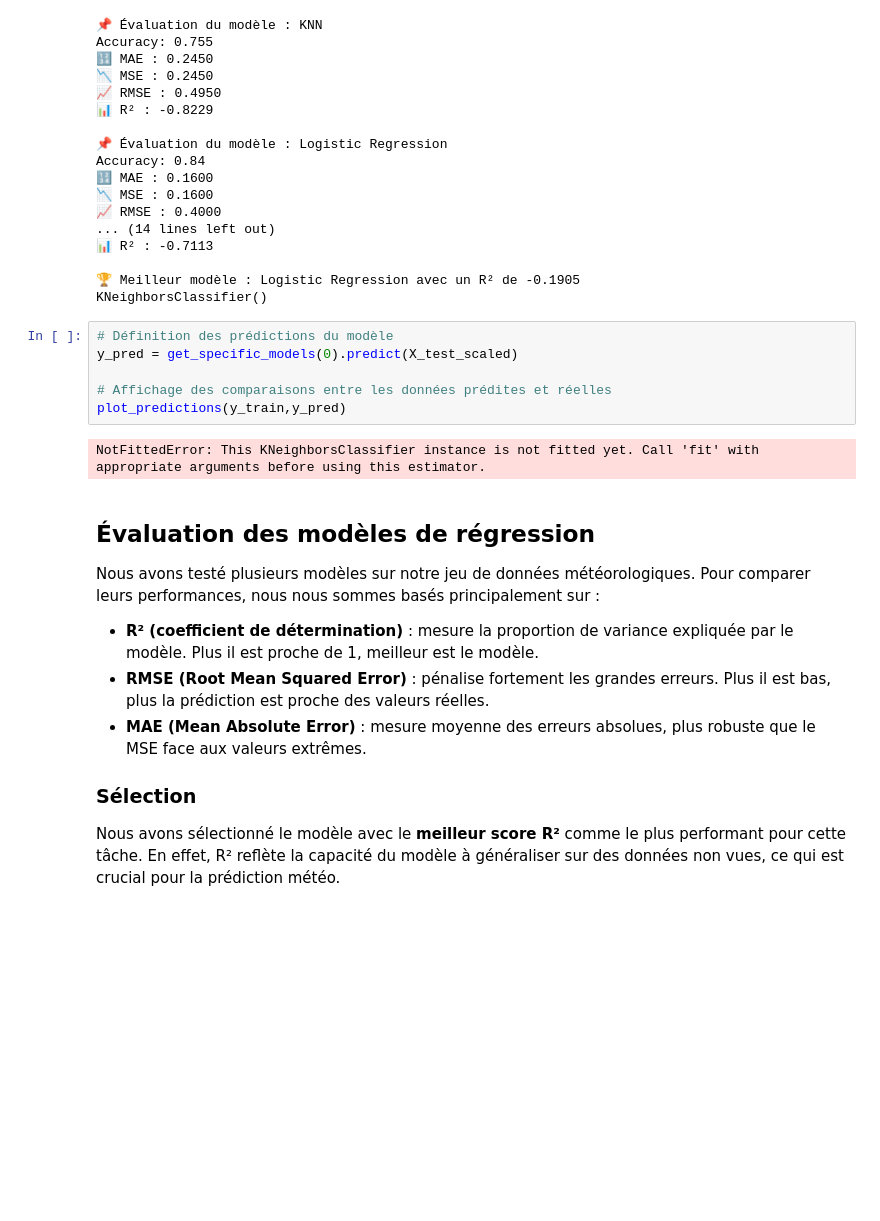
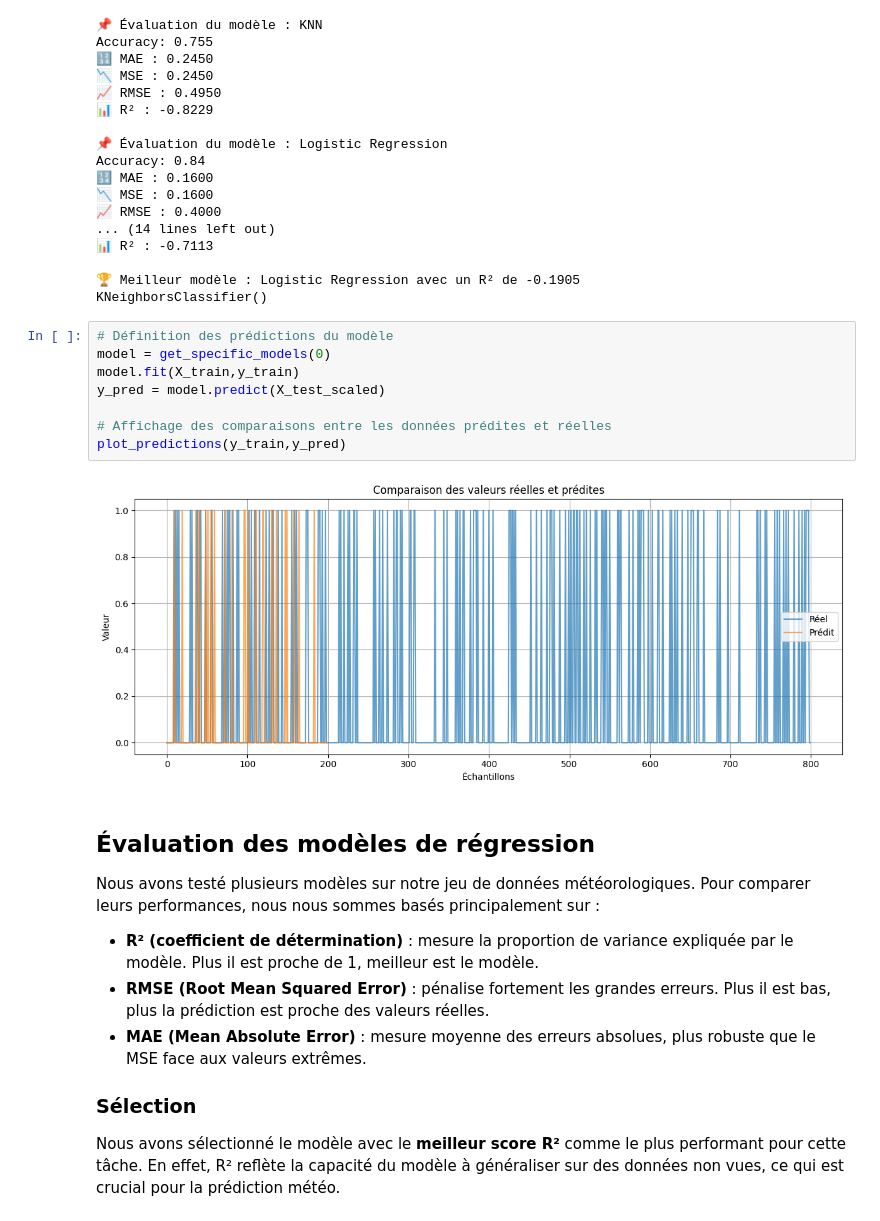
Before and after one commit to qdupayage/Librairy, a Jupyter notebook: Meteo_Prediction_Project/notebook/prediction_meteo.ipynb, the cells around one changed output. Cells and saved outputs as stored; diff of their text form; blank space fills up the shorter version.

```diff
--- a/Meteo_Prediction_Project/notebook/prediction_meteo.ipynb
+++ b/Meteo_Prediction_Project/notebook/prediction_meteo.ipynb
@@ -86,12 +86,14 @@ Accuracy: 0.84
 KNeighborsClassifier()
 # %%
 # Définition des prédictions du modèle
-y_pred = get_specific_models(0).predict(X_test_scaled)
+model = get_specific_models(0)
+model.fit(X_train,y_train)
+y_pred = model.predict(X_test_scaled)
 
 # Affichage des comparaisons entre les données prédites et réelles
 plot_predictions(y_train,y_pred)
 # %% [output]
-NotFittedError: This KNeighborsClassifier instance is not fitted yet. Call 'fit' with appropriate arguments before using this estimator.
+[figure, added]
 # %% [markdown]
 ## Évaluation des modèles de régression
 
```
Also changed, not shown: 1 other file.
